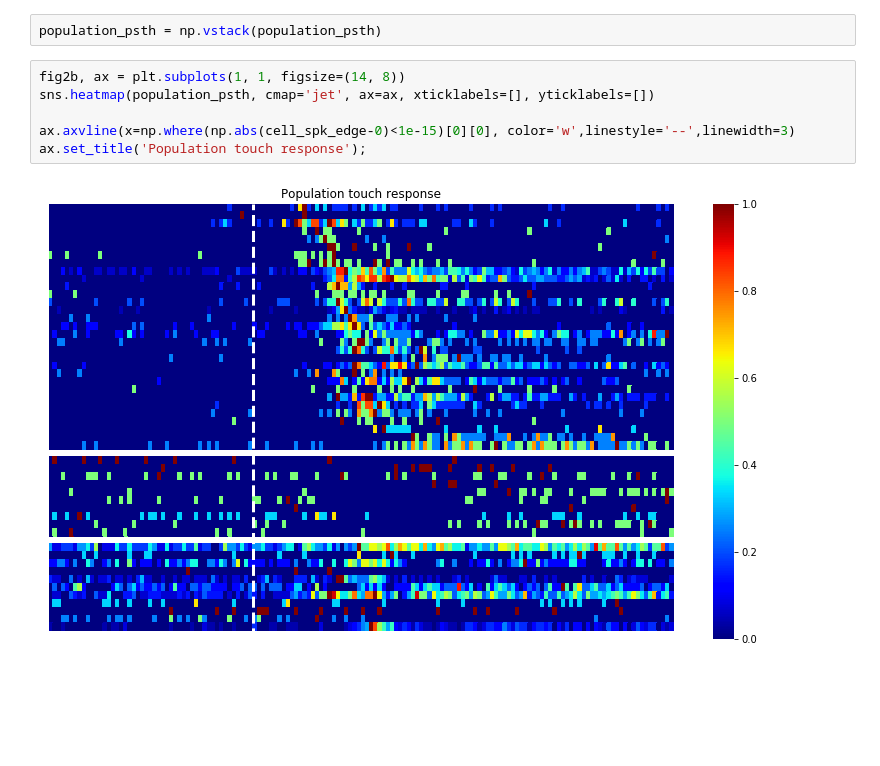
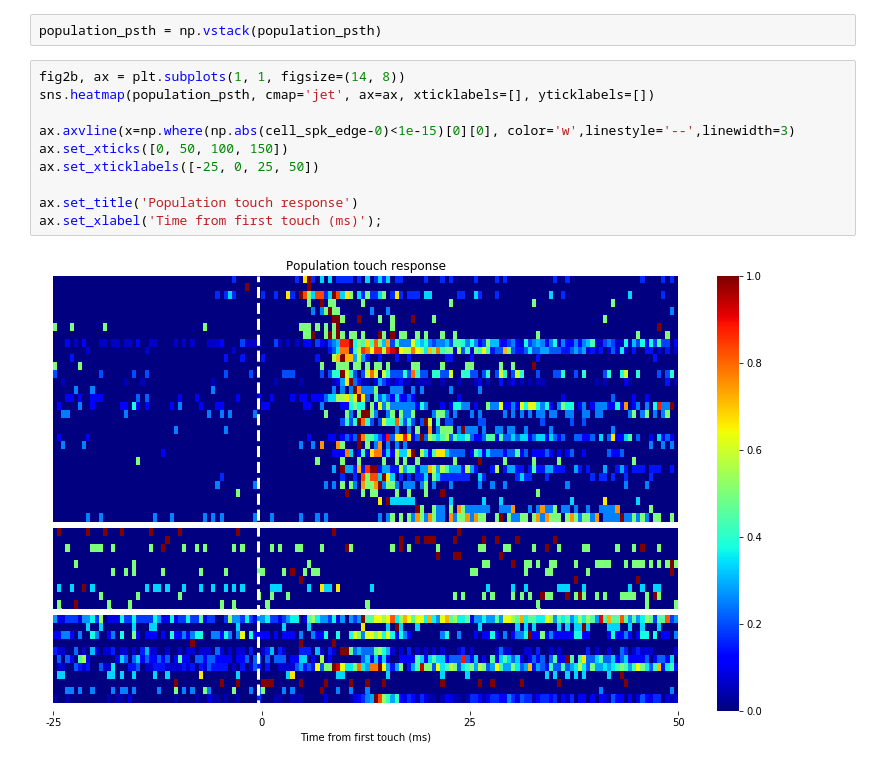
Before and after one commit to vathes/Hires-Gutnisky-2015, a Jupyter notebook: Notebooks/Hires-Gutnisky-2015 Example.ipynb, the cells around one changed output. Drawn from its saved outputs; the diff is of its cells as text; blank space fills up the shorter version.

Commit message:
more touch up

```diff
--- a/Notebooks/Hires-Gutnisky-2015 Example.ipynb
+++ b/Notebooks/Hires-Gutnisky-2015 Example.ipynb
@@ -380,8 +380,12 @@ population_psth = np.vstack(population_psth)
 # %%
 fig2b, ax = plt.subplots(1, 1, figsize=(14, 8))
 sns.heatmap(population_psth, cmap='jet', ax=ax, xticklabels=[], yticklabels=[])
 
 ax.axvline(x=np.where(np.abs(cell_spk_edge-0)<1e-15)[0][0], color='w',linestyle='--',linewidth=3)
-ax.set_title('Population touch response');
+ax.set_xticks([0, 50, 100, 150])
+ax.set_xticklabels([-25, 0, 25, 50])
+
+ax.set_title('Population touch response')
+ax.set_xlabel('Time from first touch (ms)');
 # %% [output]
-[figure, old version]
+[figure, new version]
```
Also changed, not shown: parts of 2 cells of this notebook.
